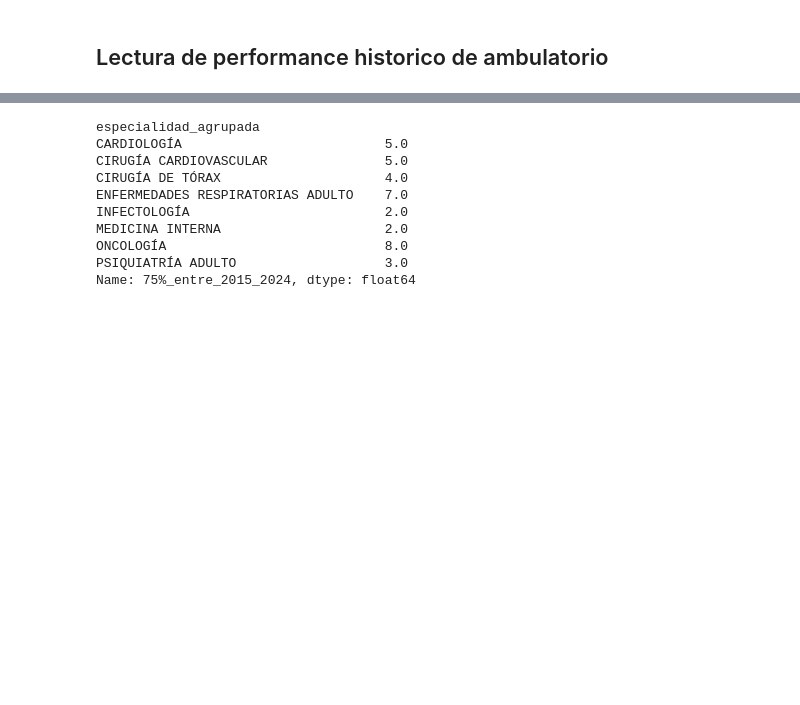
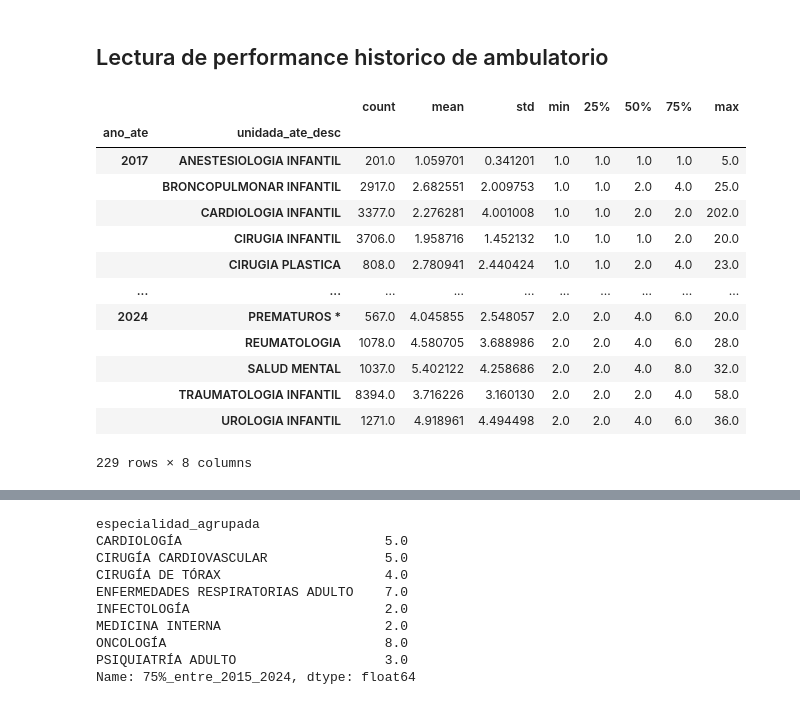
Before and after one commit to JavierRojas14/proyeccion-rdr, a Jupyter notebook: notebooks/4.0-jrb-ambulatory-medical-boxes.ipynb, the cells around one changed output, grey strips where cells are left out. Saved outputs shown, nothing was run; the diff lists cells and outputs as text; code cells hidden in the pictures; blank space fills up the shorter version.

```diff
--- a/notebooks/4.0-jrb-ambulatory-medical-boxes.ipynb
+++ b/notebooks/4.0-jrb-ambulatory-medical-boxes.ipynb
@@ -133,5 +114,5 @@ trazadoras_totales = set(trazadoras_totales["Diagnostico"].str.split(" - ").str[
 ## Lectura de performance historico de ambulatorio
 # %%
 # Lee las consultas medicas
-RUTA_TRACKCARE = "../data/raw/7_ambulatorio/trackcare_procesada.csv"
-_, consultas_medicas, _ = leer_y_filtrar_consultas_medicas_y_no_medicas(RUTA_TRACKCARE)
+RUTA_AMBULATORIO = "../data/raw/6_ambulatorio/df_procesada_consultas.csv"
+_, consultas_medicas, _ = leer_y_filtrar_consultas_medicas_y_no_medicas(RUTA_AMBULATORIO)
@@ -138,3 +121,22 @@ _, consultas_medicas, _ = leer_y_filtrar_consultas_medicas_y_no_medicas(RUTA_TRA
+# %%
+df = pd.read_csv(RUTA_AMBULATORIO, dtype={"id_paciente": str})
+# %%
+df.groupby(["ano_ate", "unidada_ate_desc", "id_paciente"]).size().reset_index(name="n_consultas").groupby(["ano_ate", "unidada_ate_desc"])["n_consultas"].describe()
+# %% [output]
+|  |  | count | mean | std | min | 25% | 50% | 75% | max |
+| ano_ate | unidada_ate_desc |  |  |  |  |  |  |  |  |
+| 2017 | ANESTESIOLOGIA INFANTIL | 201.0 | 1.059701 | 0.341201 | 1.0 | 1.0 | 1.0 | 1.0 | 5.0 |
+|  | BRONCOPULMONAR INFANTIL | 2917.0 | 2.682551 | 2.009753 | 1.0 | 1.0 | 2.0 | 4.0 | 25.0 |
+|  | CARDIOLOGIA INFANTIL | 3377.0 | 2.276281 | 4.001008 | 1.0 | 1.0 | 2.0 | 2.0 | 202.0 |
+|  | CIRUGIA INFANTIL | 3706.0 | 1.958716 | 1.452132 | 1.0 | 1.0 | 1.0 | 2.0 | 20.0 |
+|  | CIRUGIA PLASTICA | 808.0 | 2.780941 | 2.440424 | 1.0 | 1.0 | 2.0 | 4.0 | 23.0 |
+| ... | ... | ... | ... | ... | ... | ... | ... | ... | ... |
+| 2024 | PREMATUROS * | 567.0 | 4.045855 | 2.548057 | 2.0 | 2.0 | 4.0 | 6.0 | 20.0 |
+|  | REUMATOLOGIA | 1078.0 | 4.580705 | 3.688986 | 2.0 | 2.0 | 4.0 | 6.0 | 28.0 |
+|  | SALUD MENTAL | 1037.0 | 5.402122 | 4.258686 | 2.0 | 2.0 | 4.0 | 8.0 | 32.0 |
+|  | TRAUMATOLOGIA INFANTIL | 8394.0 | 3.716226 | 3.160130 | 2.0 | 2.0 | 2.0 | 4.0 | 58.0 |
+|  | UROLOGIA INFANTIL | 1271.0 | 4.918961 | 4.494498 | 2.0 | 2.0 | 4.0 | 6.0 | 36.0 |
+229 rows × 8 columns
 # %%
 # Obtiene resumen de consultas acumuladas en el periodo
 agrupacion_acumulada = ["especialidad_agrupada"]
```
Also changed, not shown: parts of 3 cells of this notebook.
